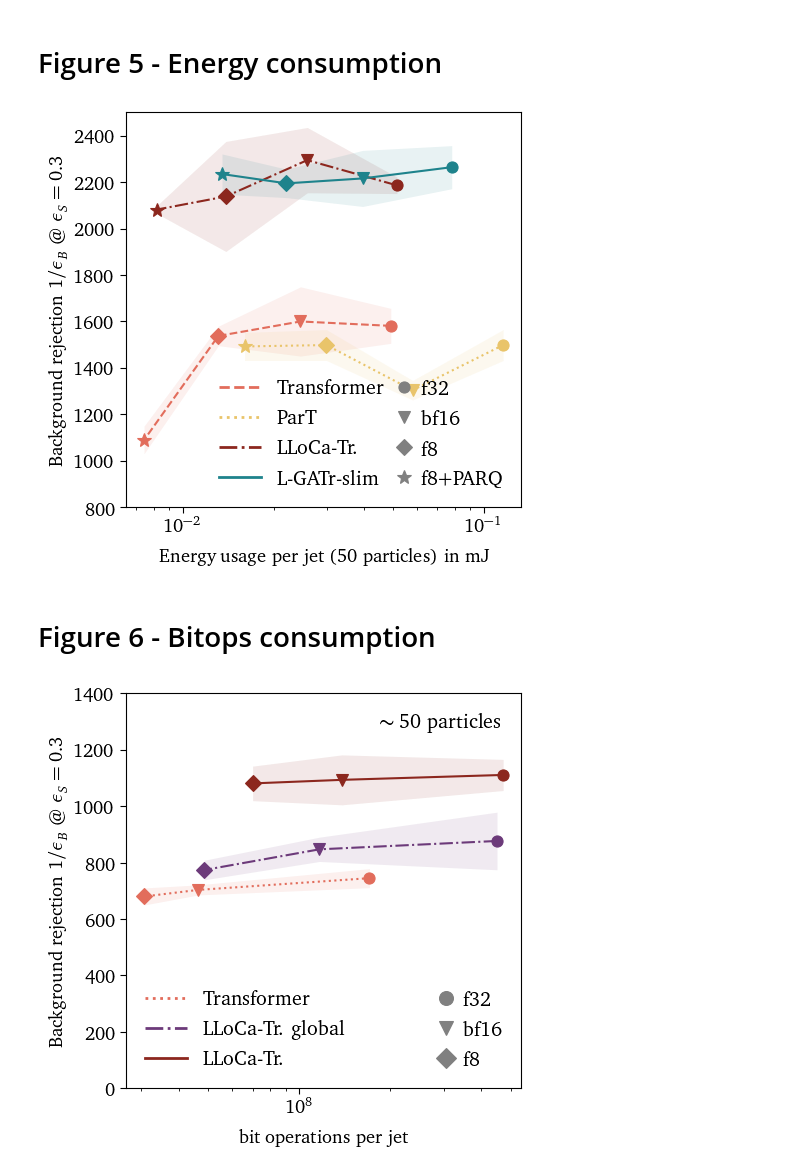
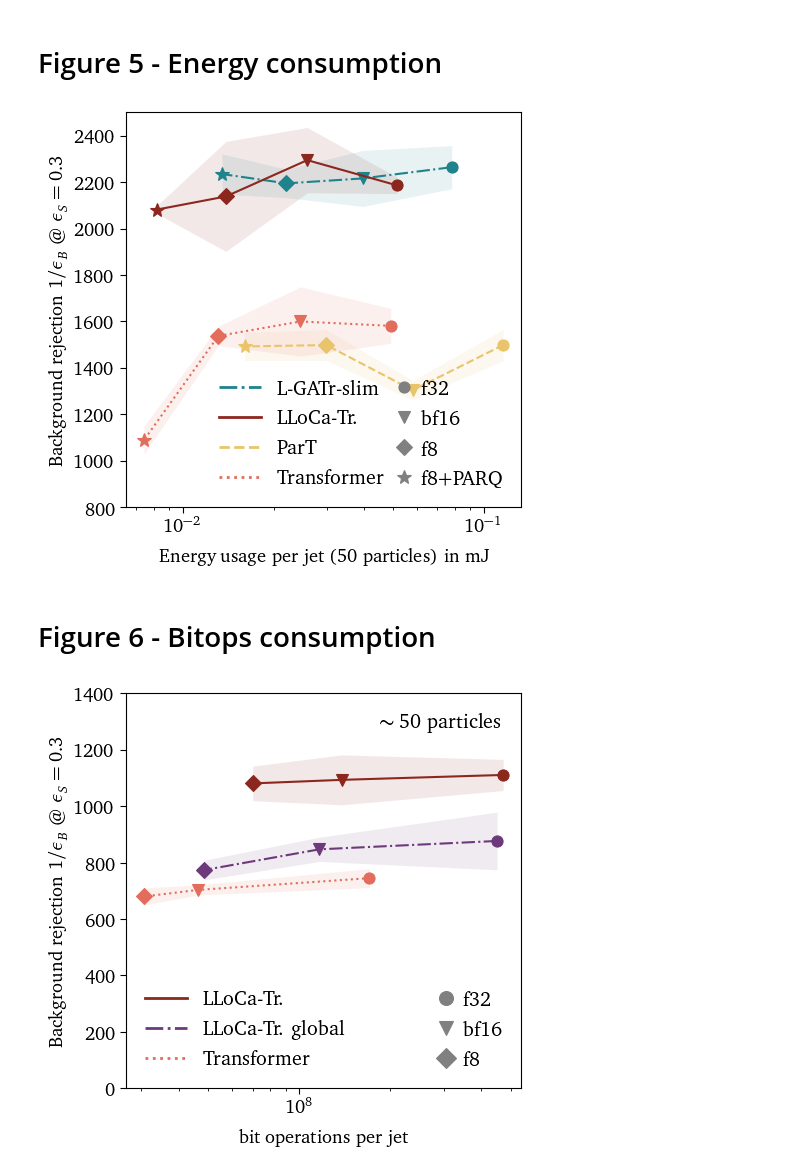
Before and after one commit to heidelberg-hepml/tagger-quantization, a Jupyter notebook: notebooks/plots.ipynb, the cells around one changed output. Saved outputs shown, nothing was run; the diff lists cells and outputs as text; code cells hidden in the pictures.

```diff
--- a/notebooks/plots.ipynb
+++ b/notebooks/plots.ipynb
@@ -1230,10 +1230,10 @@ metrics = {key: {k: {"mean": np.mean(v), "std": np.std(v)} for k, v in value.ite
 metrics["L-GATr-slim"]["1M-ft"] = {"mean": 2927, "std": 70}
 metrics["ParT"]["1M-ft"] = {"mean": 2766, "std": 130}
 # %%
-colors = [c_Tr, c_ParT, c_LLoCaglobal, c_Slim, c_LLoCa]
-labels = ["Transformer", "ParT", "LLoCa-Tr. global", "L-GATr-slim", "LLoCa-Tr."]
+colors = [c_LLoCa, c_LLoCaglobal, c_ParT, c_Tr, c_Slim]
+labels = ["LLoCa-Tr.", "LLoCa-Tr. global", "ParT", "Transformer", "L-GATr-slim"]
 markers = ["o"]*len(colors) #[m_Tr, m_ParT, m_LLoCaglobal, m_Slim, m_LLoCa]
-linestyles = [":", ":", "--", "-.", "-"]
+linestyles = ["-", "--", ":", ":", "-."]
 FIGSIZE = (5,5)
 
 ymin = 0
@@ -1373,10 +1373,10 @@ metrics = {
 metrics = {key: {k: {"mean": np.mean(v), "std": np.std(v)} for k, v in value.items()}
            for key, value in metrics.items()}
 # %%
-colors = [c_Tr, c_ParT, c_LLoCaglobal, c_Slim, c_LLoCa]
-labels = ["Transformer", "ParT", "LLoCa-Tr. global", "L-GATr-slim", "LLoCa-Tr."]
+colors = [c_Slim, c_LLoCa, c_LLoCaglobal, c_ParT, c_Tr]
+labels = ["L-GATr-slim", "LLoCa-Tr.", "LLoCa-Tr. global", "ParT", "Transformer"]
 markers = ["o"]*len(colors) #[m_Tr, m_ParT, m_LLoCaglobal, m_Slim, m_LLoCa]
-linestyles = [":", ":", "--", "-.", "-"]
+linestyles = ["-.", "-", "--", ":", ":"]
 FIGSIZE = (5,5)
 
 ymin = 0
@@ -1467,9 +1467,9 @@ metrics = {
 metrics = {key: {k: {"mean": np.mean(v), "std": np.std(v)} for k, v in value.items()}
            for key, value in metrics.items()}
 # %%
-colors = [c_Tr, c_ParT, c_LLoCa, c_Slim]
-labels = ["Transformer", "ParT", "LLoCa-Tr.", "L-GATr-slim"]
-linestyles = ["--", ":", "-.", "-"]
+colors = [c_Slim, c_LLoCa, c_ParT, c_Tr]
+labels = ["L-GATr-slim", "LLoCa-Tr.", "ParT", "Transformer"]
+linestyles = ["-.", "-", "--", ":"]
 
 keys = [
     "float32,float32",
@@ -1541,34 +1541,34 @@ labels1 = labels
 leg1 = ax.legend(
     handles1, labels1, loc="lower right", bbox_to_anchor=(0.7,0),
     frameon=False,
 )
 ms = [markers[k] for k in keys]
 handles2 = [
     Line2D(
         [0],[0], linestyle="None", marker=m,
         markersize=mars, markerfacecolor="0.5",
         markeredgecolor="0.5",
     ) for m, mars in zip(ms, mss)
 ]
 labels2 = [key_labels[k] for k in keys]
 leg2 = ax.legend(
     handles2, labels2, loc="lower right", bbox_to_anchor=(1,0),
     frameon=False,
     handlelength=0,
 )
 ax.add_artist(leg1)
 
 #ax.text(.05, .95, s=mode, horizontalalignment="left", verticalalignment="top",
 #                    transform=ax.transAxes)
 ax.tick_params(axis='both', which='major', labelsize=FONTSIZE)
 ax.xaxis.set_label_coords(0.5, X_LABEL_POS)
 ax.yaxis.set_label_coords(Y_LABEL_POS, 0.5)
 ax.set_ylim(ymin, ymax)
 plt.subplots_adjust(LEFT, BOTTOM, RIGHT, TOP)
 fig.savefig("energy.pdf", format="pdf")
 plt.show()
 # %% [output]
-[figure, old version]
+[figure, new version]
 # %% [markdown]
 # Figure 6 - Bitops consumption
 # %%
@@ -1607,9 +1607,9 @@ metrics = {
 metrics = {key: {k: {"mean": np.mean(v), "std": np.std(v)} for k, v in value.items()}
            for key, value in metrics.items()}
 # %%
-colors = [c_Tr, c_LLoCaglobal, c_LLoCa]
-labels = ["Transformer", "LLoCa-Tr. global", "LLoCa-Tr."]
-linestyles = [":", "-.", "-"]
+colors = [c_LLoCa, c_LLoCaglobal, c_Tr]
+labels = ["LLoCa-Tr.", "LLoCa-Tr. global", "Transformer"]
+linestyles = ["-", "-.", ":"]
 
 keys = ["float32,float32", "float16,float16", "float8,float8"]
 key_labels = {
@@ -1687,7 +1687,7 @@ plt.subplots_adjust(LEFT, BOTTOM, RIGHT, TOP)
 fig.savefig(file2, format="pdf")
 plt.show()
 # %% [output]
-[figure, old version]
+[figure, new version]
 # %%
 with open("../cost_estimate/bitops_30.json", "r") as file:
     bitops = json.load(file)
```
Also changed, not shown: parts of 3 cells of this notebook.
